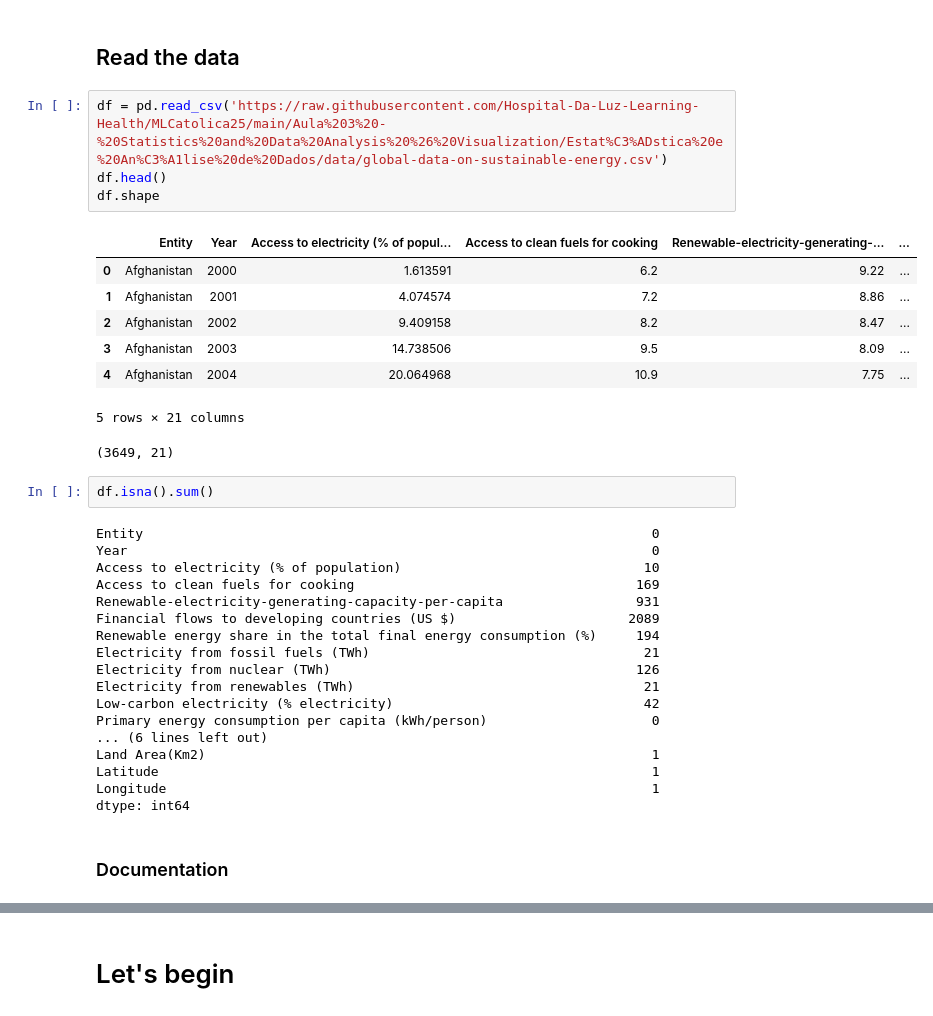
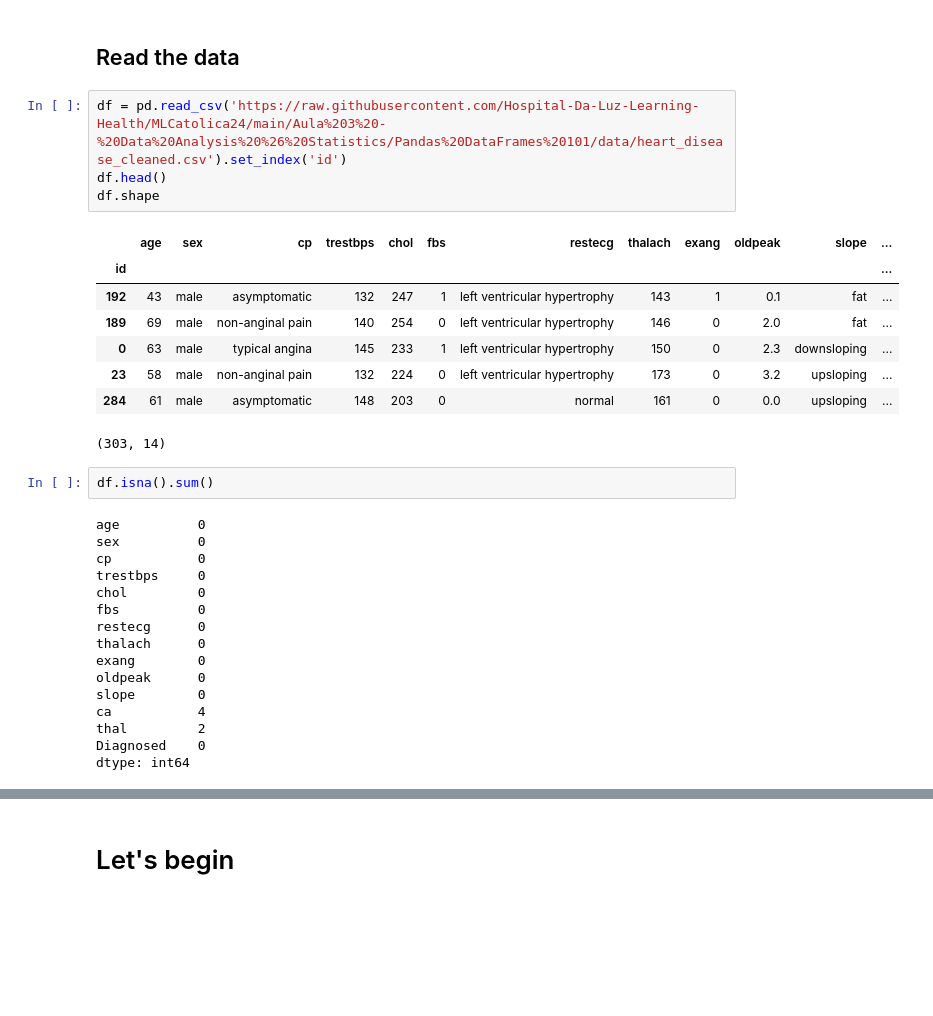
Before and after one commit to Hospital-Da-Luz-Learning-Health/IMLHCatolica26, a Jupyter notebook: Aula 3 - Statistics and Data Analysis & Visualization/Estatística e Análise de Dados/Learning Notebook.ipynb, the cells around one changed output, grey strips where cells are left out. Drawn from its saved outputs; the diff is of its cells as text; blank space fills up the shorter version.

```diff
--- a/Aula 3 - Statistics and Data Analysis & Visualization/Estatística e Análise de Dados/Learning Notebook.ipynb
+++ b/Aula 3 - Statistics and Data Analysis & Visualization/Estatística e Análise de Dados/Learning Notebook.ipynb
@@ -23,37 +23,33 @@ import matplotlib.pyplot as plt
 # %% [markdown]
 ## Read the data
 # %%
-df = pd.read_csv('https://raw.githubusercontent.com/Hospital-Da-Luz-Learning-Health/MLCatolica25/main/Aula%203%20-%20Statistics%20and%20Data%20Analysis%20%26%20Visualization/Estat%C3%ADstica%20e%20An%C3%A1lise%20de%20Dados/data/global-data-on-sustainable-energy.csv')
+df = pd.read_csv('https://raw.githubusercontent.com/Hospital-Da-Luz-Learning-Health/MLCatolica24/main/Aula%203%20-%20Data%20Analysis%20%26%20Statistics/Pandas%20DataFrames%20101/data/heart_disease_cleaned.csv').set_index('id')
 df.head()
 df.shape
 # %% [output]
-|  | Entity | Year | Access to electricity (% of popul... | Access to clean fuels for cooking | Renewable-electricity-generating-... | ... |
-| 0 | Afghanistan | 2000 | 1.613591 | 6.2 | 9.22 | ... |
-| 1 | Afghanistan | 2001 | 4.074574 | 7.2 | 8.86 | ... |
-| 2 | Afghanistan | 2002 | 9.409158 | 8.2 | 8.47 | ... |
-| 3 | Afghanistan | 2003 | 14.738506 | 9.5 | 8.09 | ... |
-| 4 | Afghanistan | 2004 | 20.064968 | 10.9 | 7.75 | ... |
+|  | age | sex | cp | trestbps | chol | fbs | restecg | thalach | exang | oldpeak | slope | ... |
+| id |  |  |  |  |  |  |  |  |  |  |  | ... |
+| 192 | 43 | male | asymptomatic | 132 | 247 | 1 | left ventricular hypertrophy | 143 | 1 | 0.1 | fat | ... |
+| 189 | 69 | male | non-anginal pain | 140 | 254 | 0 | left ventricular hypertrophy | 146 | 0 | 2.0 | fat | ... |
+| 0 | 63 | male | typical angina | 145 | 233 | 1 | left ventricular hypertrophy | 150 | 0 | 2.3 | downsloping | ... |
+| 23 | 58 | male | non-anginal pain | 132 | 224 | 0 | left ventricular hypertrophy | 173 | 0 | 3.2 | upsloping | ... |
+| 284 | 61 | male | asymptomatic | 148 | 203 | 0 | normal | 161 | 0 | 0.0 | upsloping | ... |
-5 rows × 21 columns
+(303, 14)
-(3649, 21)
 # %%
 df.isna().sum()
 # %% [output]
-Entity                                                                 0
-Year                                                                   0
-Access to electricity (% of population)                               10
-Access to clean fuels for cooking                                    169
-Renewable-electricity-generating-capacity-per-capita                 931
-Financial flows to developing countries (US $)                      2089
-Renewable energy share in the total final energy consumption (%)     194
-Electricity from fossil fuels (TWh)                                   21
-Electricity from nuclear (TWh)                                       126
-Electricity from renewables (TWh)                                     21
-Low-carbon electricity (% electricity)                                42
-Primary energy consumption per capita (kWh/person)                     0
-... (6 lines left out)
-Land Area(Km2)                                                         1
-Latitude                                                               1
-Longitude                                                              1
+age          0
+sex          0
+cp           0
+trestbps     0
+chol         0
+fbs          0
+restecg      0
+thalach      0
+exang        0
+oldpeak      0
+slope        0
+ca           4
+thal         2
+Diagnosed    0
 dtype: int64
-# %% [markdown]
-### Documentation
```
Also changed, not shown: parts of 151 cells of this notebook, 2 other files.
